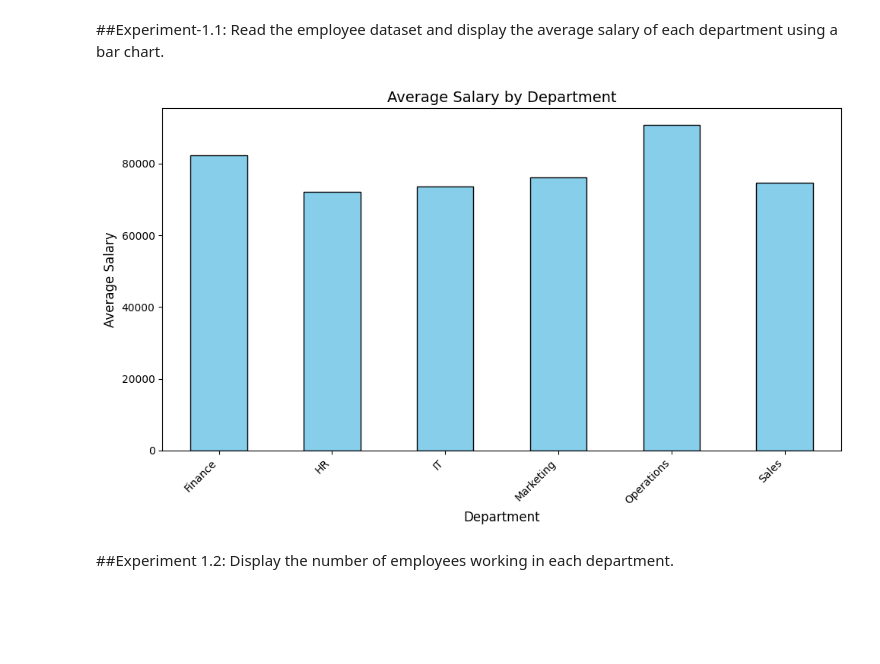
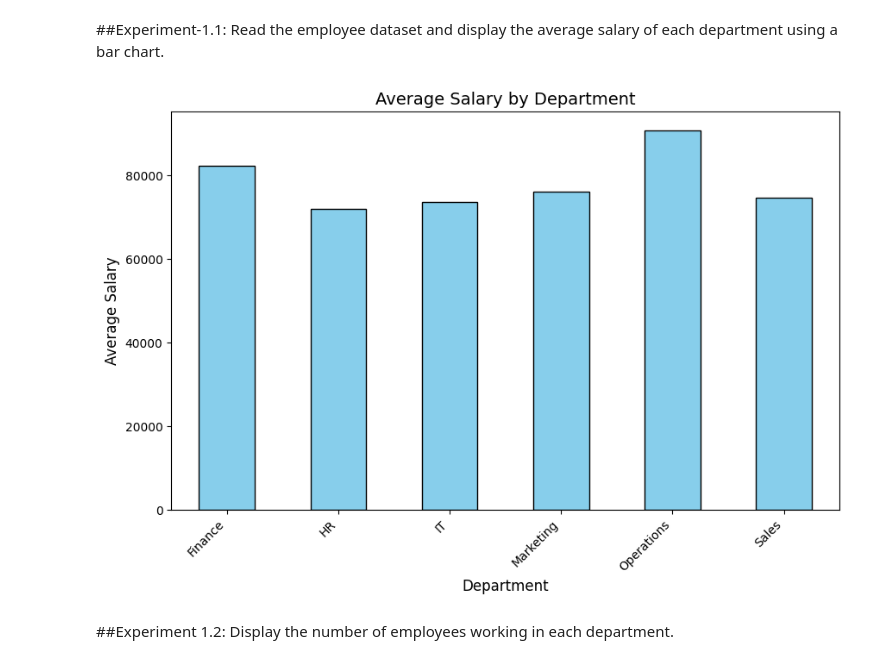
Before and after one commit to Aasthik17/CL-Natural-Language-Processing, a Jupyter notebook: Experiment-1/experiment_1.ipynb, the cells around one changed output. Saved outputs shown, nothing was run; the diff lists cells and outputs as text; code cells hidden in the pictures; blank space fills up the shorter version.

Commit message:
exp1: modified plot code

```diff
--- a/Experiment-1/experiment_1.ipynb
+++ b/Experiment-1/experiment_1.ipynb
@@ -5,22 +5,21 @@
 # %%
 import pandas as pd
 import matplotlib.pyplot as plt
 
 df = pd.read_csv("/content/drive/MyDrive/CL-NLP/Experiment-1/employee_information_100.csv")
 
 avg_salary_by_dept = df.groupby('Department')['Salary'].mean()
 
 plt.figure(figsize=(10, 6))
 avg_salary_by_dept.plot(kind='bar', color='skyblue', edgecolor='black')
 
 plt.title('Average Salary by Department', fontsize=14)
 plt.xlabel('Department', fontsize=12)
 plt.ylabel('Average Salary', fontsize=12)
 plt.xticks(rotation=45, ha='right')
-plt.tight_layout()
 plt.show()
 # %% [output]
-[figure, old version]
+[figure, new version]
 # %% [markdown]
 ##Experiment 1.2: Display the number of employees working in each department.
 # %%
```
Also changed, not shown: parts of 1 cell of this notebook, 1 other file.
